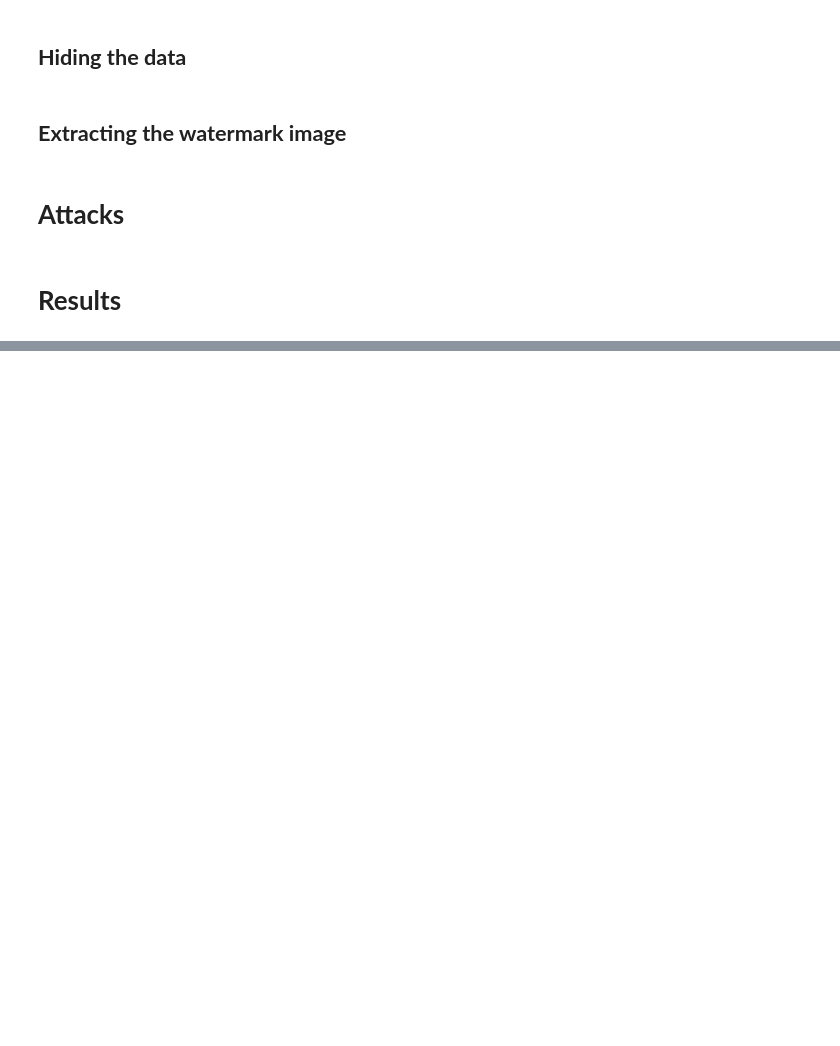
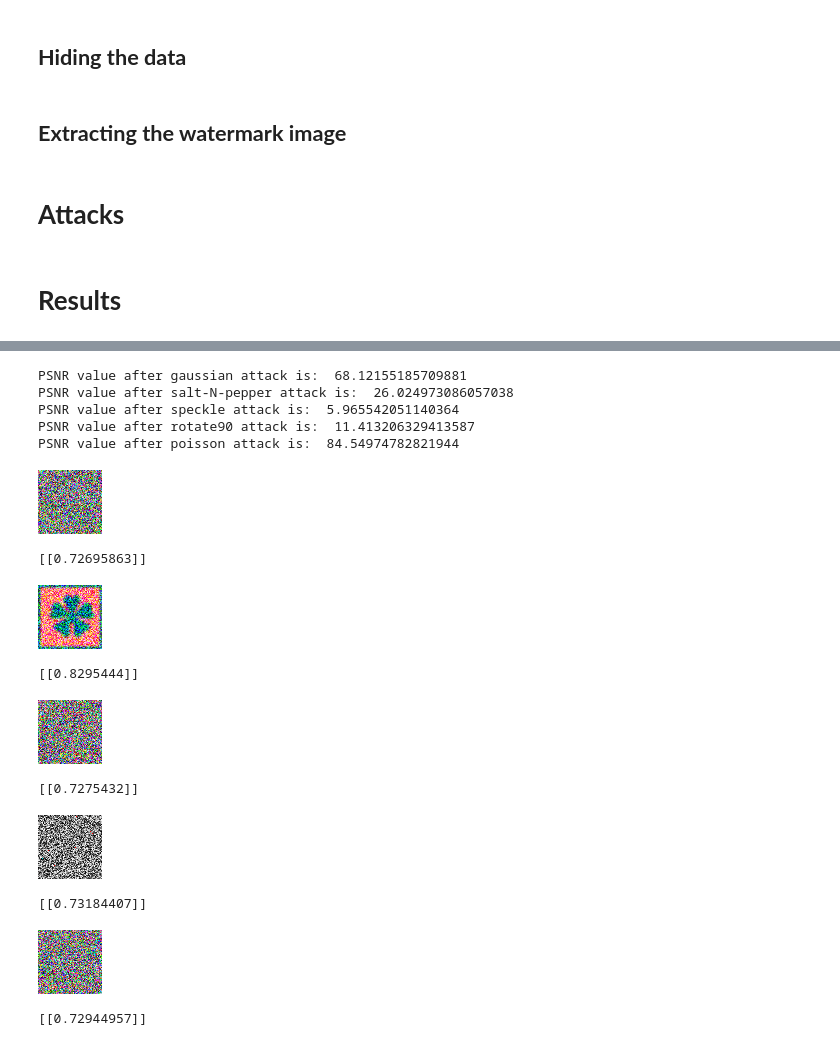
Before and after one commit to amyush/FrequencyDomain_Watermarking, a Jupyter notebook: watermarking.ipynb, the cells around one changed output, grey strips where cells are left out. Saved outputs shown, nothing was run; the diff lists cells and outputs as text; code cells hidden in the pictures; blank space fills up the shorter version.

```diff
--- a/watermarking.ipynb
+++ b/watermarking.ipynb
@@ -251,0 +258,64 @@ PSNR value after salt-N-pepper attack is:  34.66637871847235
+# %%
+gaussNoiseImage = attackGauss(waterMarkedImage)
+sNpNoiseImage = attackSNP(waterMarkedImage)
+speckleNoiseImage = attackSpeckle(waterMarkedImage)
+rotate90Image = attackRotate90(waterMarkedImage)
+poissonNoiseImage = attackPoisson(waterMarkedImage)
+
+gaussNoisePSNR = calculatePSNR(originalImage, gaussNoiseImage)
+sNpNoisePSNR = calculatePSNR(originalImage, sNpNoiseImage)
+specklePSNR = calculatePSNR(originalImage, speckleNoiseImage)
+rotate90PSNR = calculatePSNR(originalImage, rotate90Image)
+poissonPSNR = calculatePSNR(waterMarkedImage, poissonNoiseImage)
+
+print("PSNR value after gaussian attack is: ", gaussNoisePSNR)
+print("PSNR value after salt-N-pepper attack is: ", sNpNoisePSNR)
+print("PSNR value after speckle attack is: ", specklePSNR)
+print("PSNR value after rotate90 attack is: ", rotate90PSNR)
+print("PSNR value after poisson attack is: ", poissonPSNR)
+
+# print("Gauss Attack Results :")
+# cv2_imshow(gaussNoiseImage)
+# print("s&p Attack Results :")
+# cv2_imshow(sNpNoiseImage)
+# %% [output]
+PSNR value after gaussian attack is:  68.12155185709881
+PSNR value after salt-N-pepper attack is:  26.024973086057038
+PSNR value after speckle attack is:  5.965542051140364
+PSNR value after rotate90 attack is:  11.413206329413587
+PSNR value after poisson attack is:  84.54974782821944
+# %%
+extractedLogo = extractImage(coverFileName, gaussNoiseImage, 'Appa')
+nc_res = cv2.matchTemplate(waterMarkLogo, extractedLogo,cv2.TM_CCORR_NORMED)
+print(nc_res)
+# %% [output]
+[figure, added]
+[[0.72695863]]
+# %%
+extractedLogo = extractImage(coverFileName, sNpNoiseImage, 'Appa')
+nc_res = cv2.matchTemplate(waterMarkLogo, extractedLogo,cv2.TM_CCORR_NORMED)
+print(nc_res)
+# %% [output]
+[figure, added]
+[[0.8295444]]
+# %%
+extractedLogo = extractImage(coverFileName, speckleNoiseImage, 'Appa')
+nc_res = cv2.matchTemplate(waterMarkLogo, extractedLogo,cv2.TM_CCORR_NORMED)
+print(nc_res)
+# %% [output]
+[figure, added]
+[[0.7275432]]
+# %%
+extractedLogo = extractImage(coverFileName, rotate90Image, 'Appa')
+nc_res = cv2.matchTemplate(waterMarkLogo, extractedLogo,cv2.TM_CCORR_NORMED)
+print(nc_res)
+# %% [output]
+[figure, added]
+[[0.73184407]]
+# %%
+extractedLogo = extractImage(coverFileName, poissonNoiseImage, 'Appa')
+nc_res = cv2.matchTemplate(waterMarkLogo, extractedLogo,cv2.TM_CCORR_NORMED)
+print(nc_res)
+# %% [output]
+[figure, added]
+[[0.72944957]]
```
Also changed, not shown: parts of 9 cells of this notebook.
